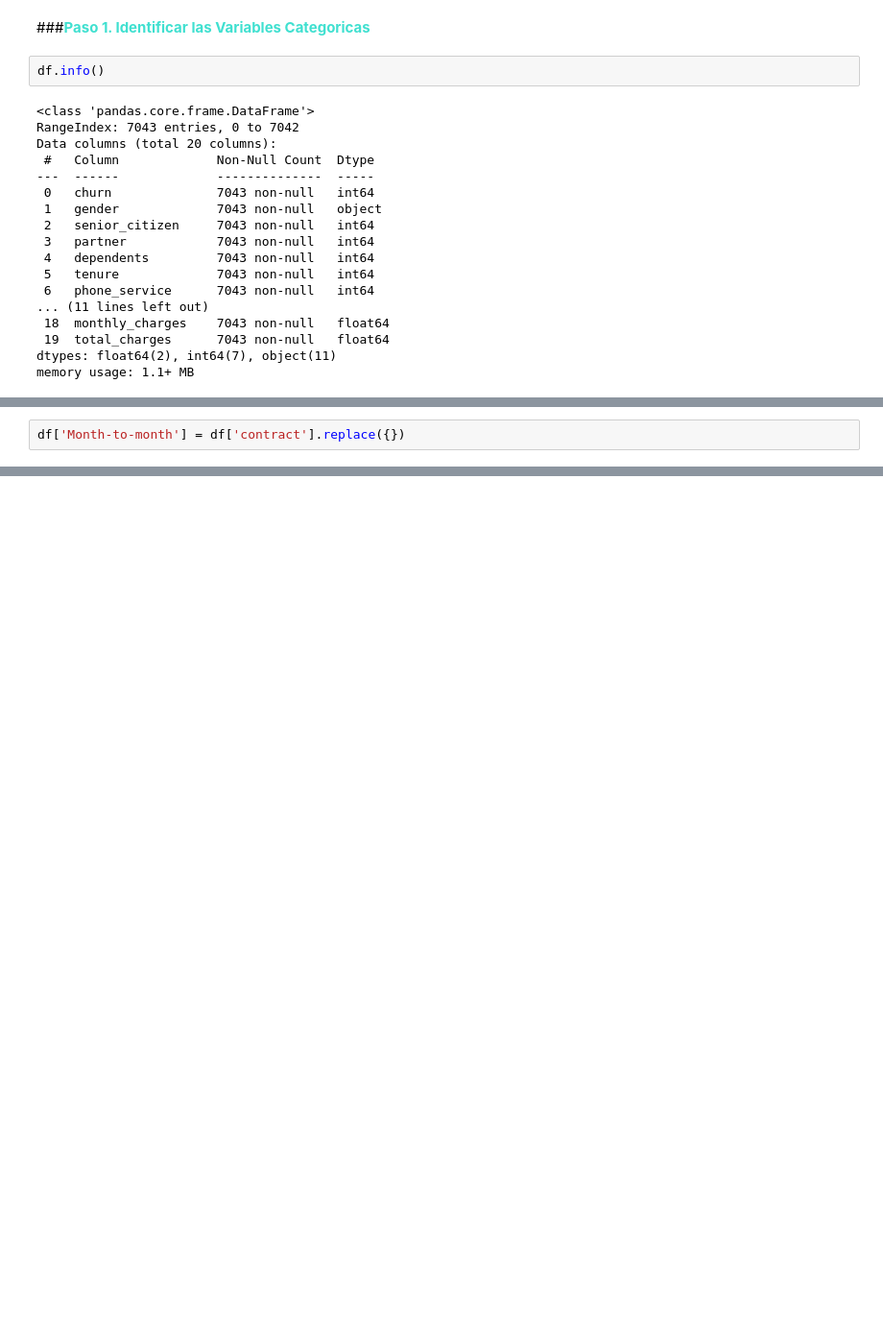
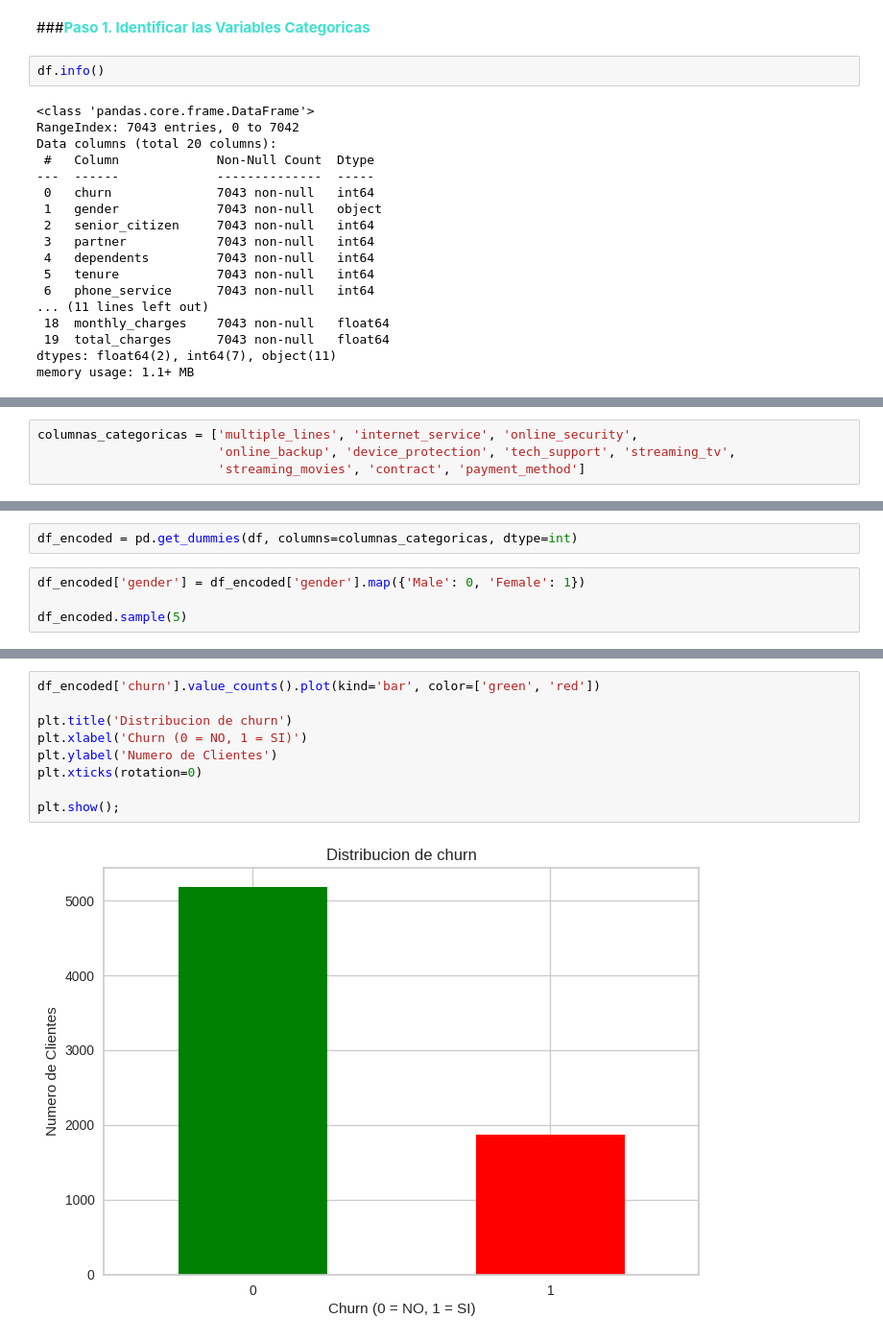
Before and after one commit to LejImkoaj/proyecto-telecomX-parte2, a Jupyter notebook: telecomX_parte2_LATAM.ipynb, the cells around one changed output, grey strips where cells are left out. Shown at 96% size. Saved outputs shown, nothing was run; the diff lists cells and outputs as text; blank space fills up the shorter version.

Commit message:
Encoding-Identificando variables categoricas

```diff
--- a/telecomX_parte2_LATAM.ipynb
+++ b/telecomX_parte2_LATAM.ipynb
@@ -95,2 +116,4 @@ df['contract'].unique()
-# %%
-df['Month-to-month'] = df['contract'].replace({})
+# %%
+columnas_categoricas = ['multiple_lines', 'internet_service', 'online_security',
+                        'online_backup', 'device_protection', 'tech_support', 'streaming_tv',
+                        'streaming_movies', 'contract', 'payment_method']
@@ -96,0 +122,6 @@ df['Month-to-month'] = df['contract'].replace({})
+# %%
+df_encoded = pd.get_dummies(df, columns=columnas_categoricas, dtype=int)
+# %%
+df_encoded['gender'] = df_encoded['gender'].map({'Male': 0, 'Female': 1})
+
+df_encoded.sample(5)
@@ -96,0 +154,11 @@ df['Month-to-month'] = df['contract'].replace({})
+# %%
+df_encoded['churn'].value_counts().plot(kind='bar', color=['green', 'red'])
+
+plt.title('Distribucion de churn')
+plt.xlabel('Churn (0 = NO, 1 = SI)')
+plt.ylabel('Numero de Clientes')
+plt.xticks(rotation=0)
+
+plt.show();
+# %% [output]
+[figure, added]
```
Also changed, not shown: parts of 22 cells of this notebook.
